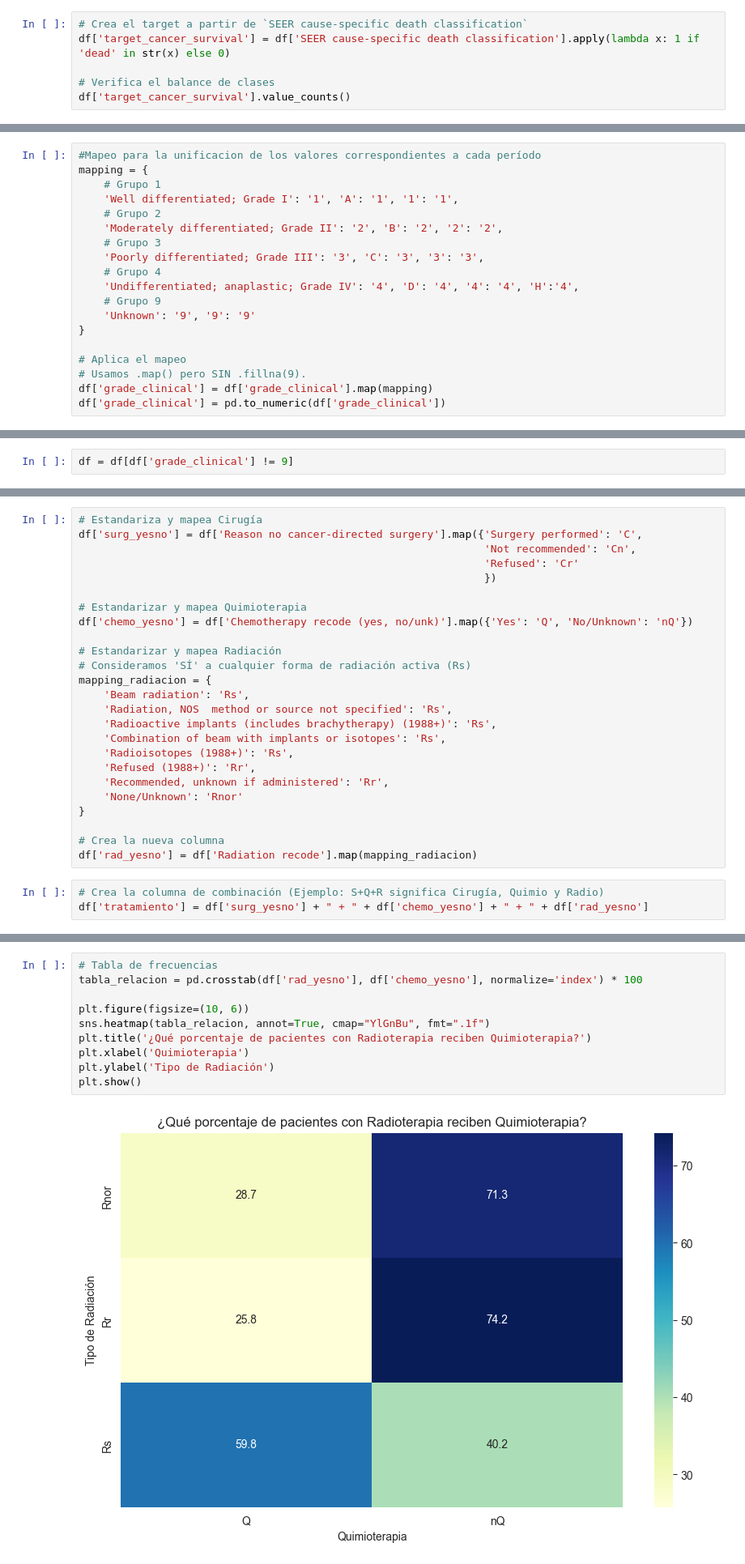
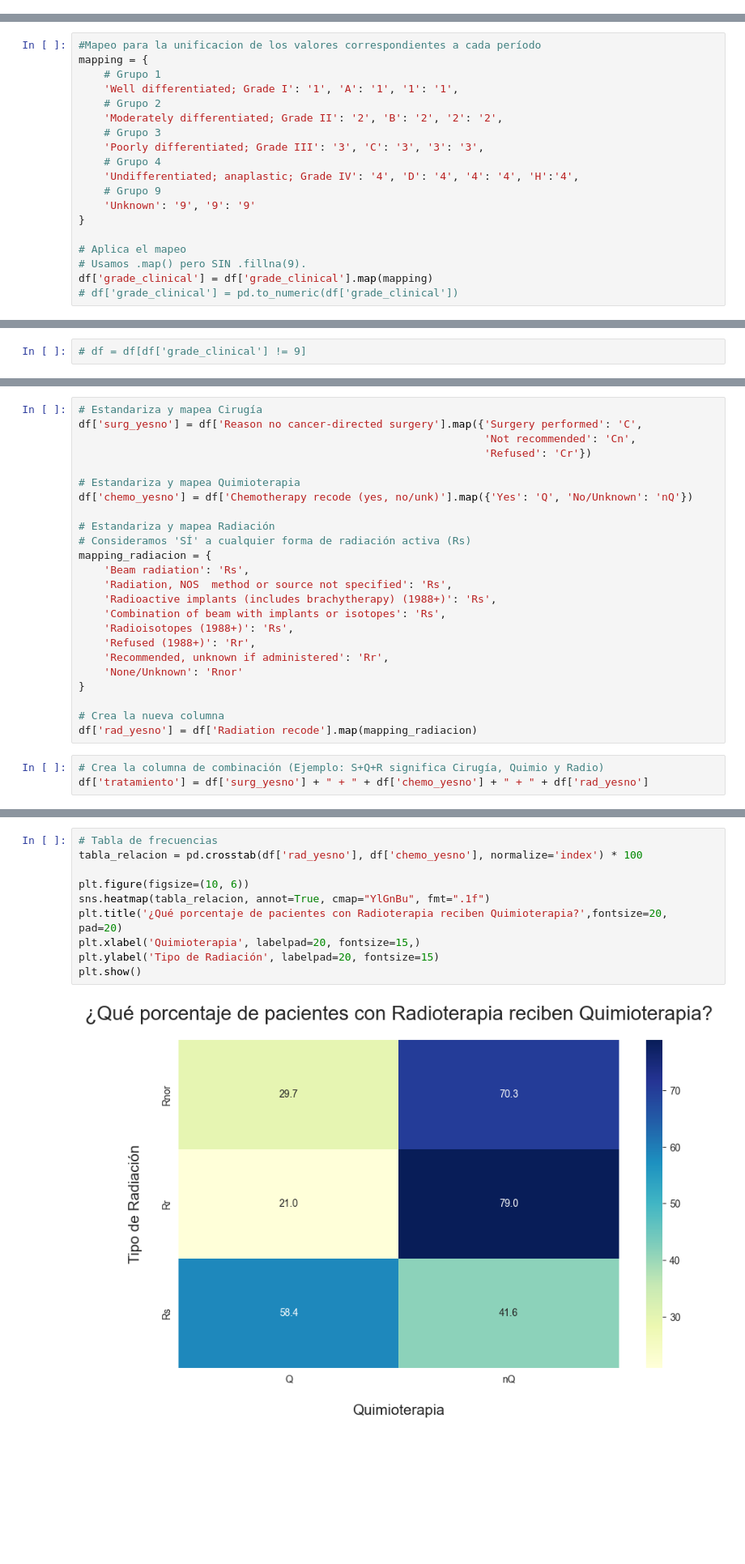
Before and after one commit to carlos-villa-restrepo/lung-cancer-prediction-xgboost, a Jupyter notebook: notebooks/betania_EDA_3.ipynb, the cells around one changed output, grey strips where cells are left out. Shown at 81% size. Drawn from its saved outputs; the diff is of its cells as text; blank space fills up the shorter version.

```diff
--- a/notebooks/betania_EDA_3.ipynb
+++ b/notebooks/betania_EDA_3.ipynb
@@ -446,6 +524,0 @@ Name: count, dtype: int64
-# %%
-# Crea el target a partir de `SEER cause-specific death classification`
-df['target_cancer_survival'] = df['SEER cause-specific death classification'].apply(lambda x: 1 if 'dead' in str(x) else 0)
-
-# Verifica el balance de clases
-df['target_cancer_survival'].value_counts()
@@ -1134,7 +1153,7 @@ mapping = {
 # Aplica el mapeo
 # Usamos .map() pero SIN .fillna(9).
 df['grade_clinical'] = df['grade_clinical'].map(mapping)
-df['grade_clinical'] = pd.to_numeric(df['grade_clinical'])
+# df['grade_clinical'] = pd.to_numeric(df['grade_clinical'])
 # %%
 df["grade_clinical"].value_counts()
 # %% [output]
@@ -1146,4 +1165,4 @@ grade_clinical
 4      6814
 Name: count, dtype: int64
 # %%
-df = df[df['grade_clinical'] != 9]
+# df = df[df['grade_clinical'] != 9]
@@ -1223,13 +1252,12 @@ Name: count, dtype: int64
 # Estandariza y mapea Cirugía
 df['surg_yesno'] = df['Reason no cancer-directed surgery'].map({'Surgery performed': 'C',
                                                                 'Not recommended': 'Cn',
-                                                                'Refused': 'Cr'
-                                                                })
+                                                                'Refused': 'Cr'})
 
-# Estandarizar y mapea Quimioterapia
+# Estandariza y mapea Quimioterapia
 df['chemo_yesno'] = df['Chemotherapy recode (yes, no/unk)'].map({'Yes': 'Q', 'No/Unknown': 'nQ'})
 
-# Estandarizar y mapea Radiación
+# Estandariza y mapea Radiación
 # Consideramos 'SÍ' a cualquier forma de radiación activa (Rs)
 mapping_radiacion = {
     'Beam radiation': 'Rs',
@@ -1275,13 +1303,13 @@ Name: count, dtype: int64
 # %%
 # Tabla de frecuencias
 tabla_relacion = pd.crosstab(df['rad_yesno'], df['chemo_yesno'], normalize='index') * 100
 
 plt.figure(figsize=(10, 6))
 sns.heatmap(tabla_relacion, annot=True, cmap="YlGnBu", fmt=".1f")
-plt.title('¿Qué porcentaje de pacientes con Radioterapia reciben Quimioterapia?')
-plt.xlabel('Quimioterapia')
-plt.ylabel('Tipo de Radiación')
+plt.title('¿Qué porcentaje de pacientes con Radioterapia reciben Quimioterapia?',fontsize=20, pad=20)
+plt.xlabel('Quimioterapia', labelpad=20, fontsize=15,)
+plt.ylabel('Tipo de Radiación', labelpad=20, fontsize=15)
 plt.show()
 # %% [output]
-[figure, old version]
+[figure, new version]
 # %% [markdown]
```
Also changed, not shown: parts of 115 cells of this notebook, 5 other files.
